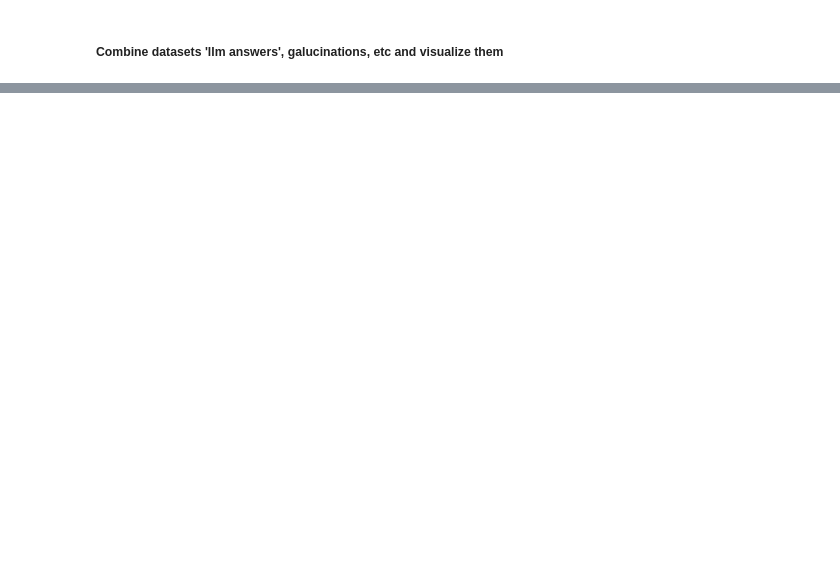
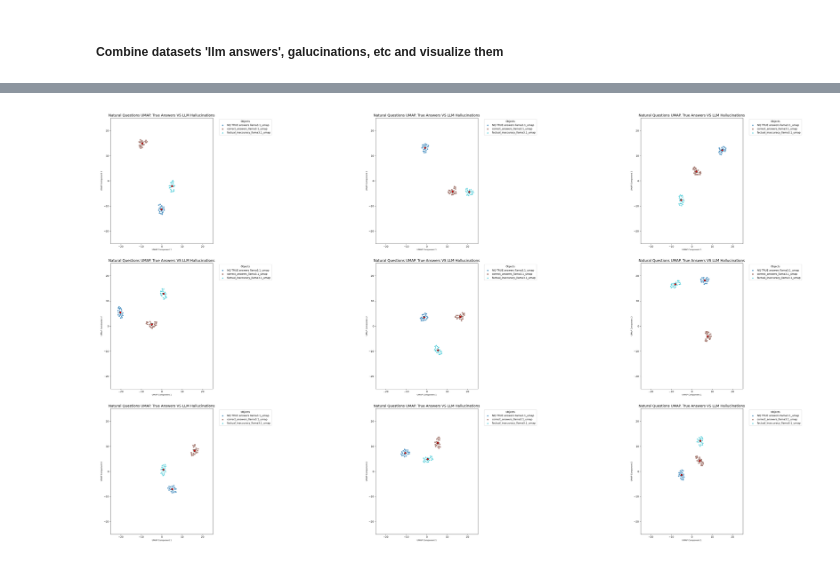
Before and after one commit to imaxfp/llm-hallucinations-detector-framework, a Jupyter notebook: main_umap.ipynb, the cells around one changed output, grey strips where cells are left out. Cells and saved outputs as stored; diff of their text form; code cells hidden in the pictures; blank space fills up the shorter version.

```diff
--- a/main_umap.ipynb
+++ b/main_umap.ipynb
@@ -41,12 +45,18 @@ vis.plot_umap_2d(df=df_umap,
-# %%
-vis = EmbeddingVisualizer(df=df_combined)
-vis.convert_columns_to_float_arrays()
-vis.process_embeddings_padding()
-df_umap = vis.apply_umap(n_components=3)
-vis.plot_umap_3d(df=df_umap, title="Natural Questions UMAP. True Answers VS LLM Hallucinations", save_path='./results_imgs/umap_3d.png')
-# %%
-vis = EmbeddingVisualizer(df=df_combined)
-vis.convert_columns_to_float_arrays()
-vis.process_embeddings_padding()
-df_umap = vis.apply_umap(n_components=12)
-vis.plot_umap_12d_4x3d(df=df_umap, title="Natural Questions UMAP. True Answers VS LLM Hallucinations", save_path='./results_imgs/umap_12d_4x3d.png')
+# %%
+import numpy as np
+from src.services.similarity_service import find_centroids
+
+imgs = []
+
+centroids_df = pd.DataFrame(columns=df_umap.columns)
+for i in range(10):
+    df_umap = vis.apply_umap(n_components=2, rand_state=i)
+    centroids_df = find_centroids(df_umap)
+    img_buff = vis.plot_umap_2d(df=df_umap,
+                 centroids=centroids_df,
+                 title="Natural Questions UMAP. True Answers VS LLM Hallucinations")
+    imgs.append(img_buff)
+
+vis.plot_list_images_as_matrix(lines=3, columns=3, imgs=imgs)
+# %% [output]
+[figure, added]
```
Also changed, not shown: parts of 4 cells of this notebook, 3 other files.
